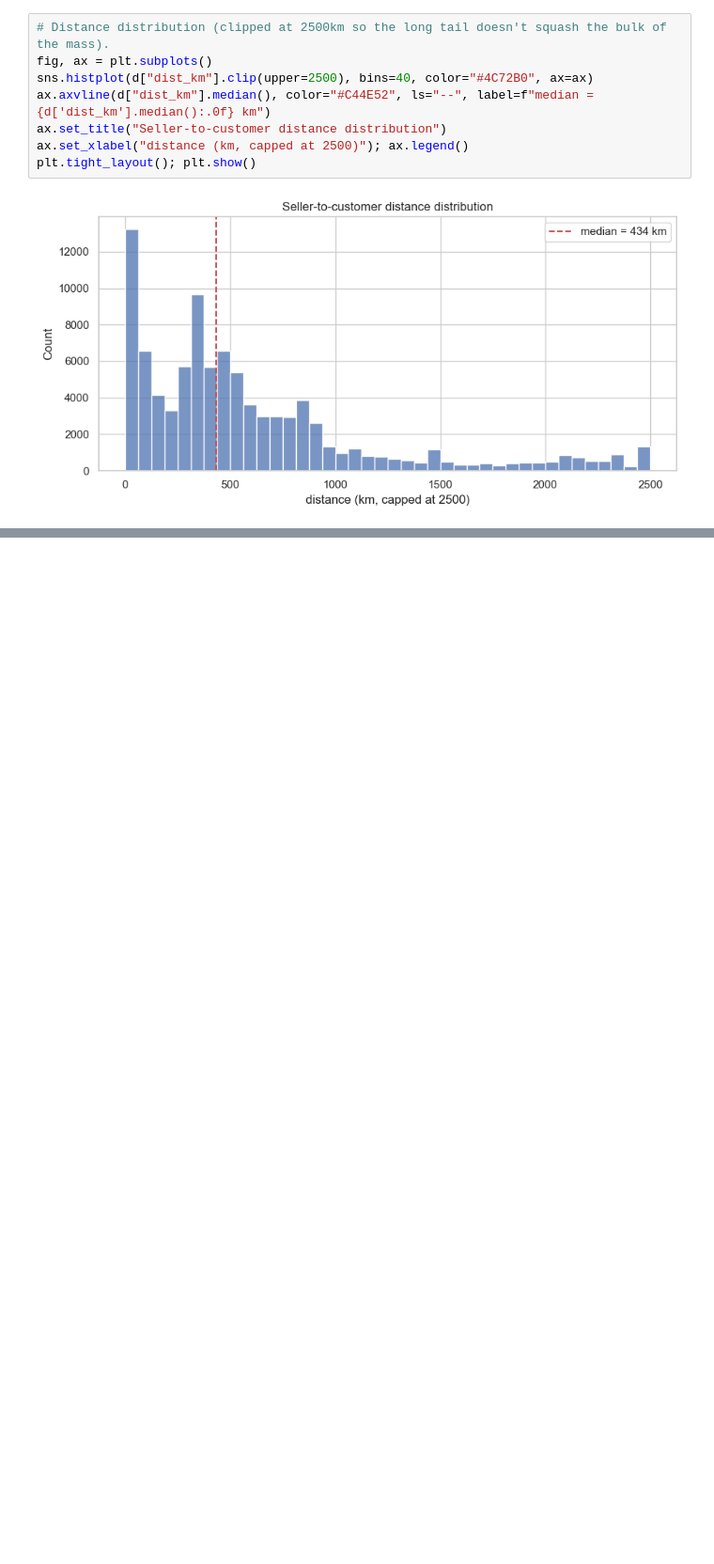
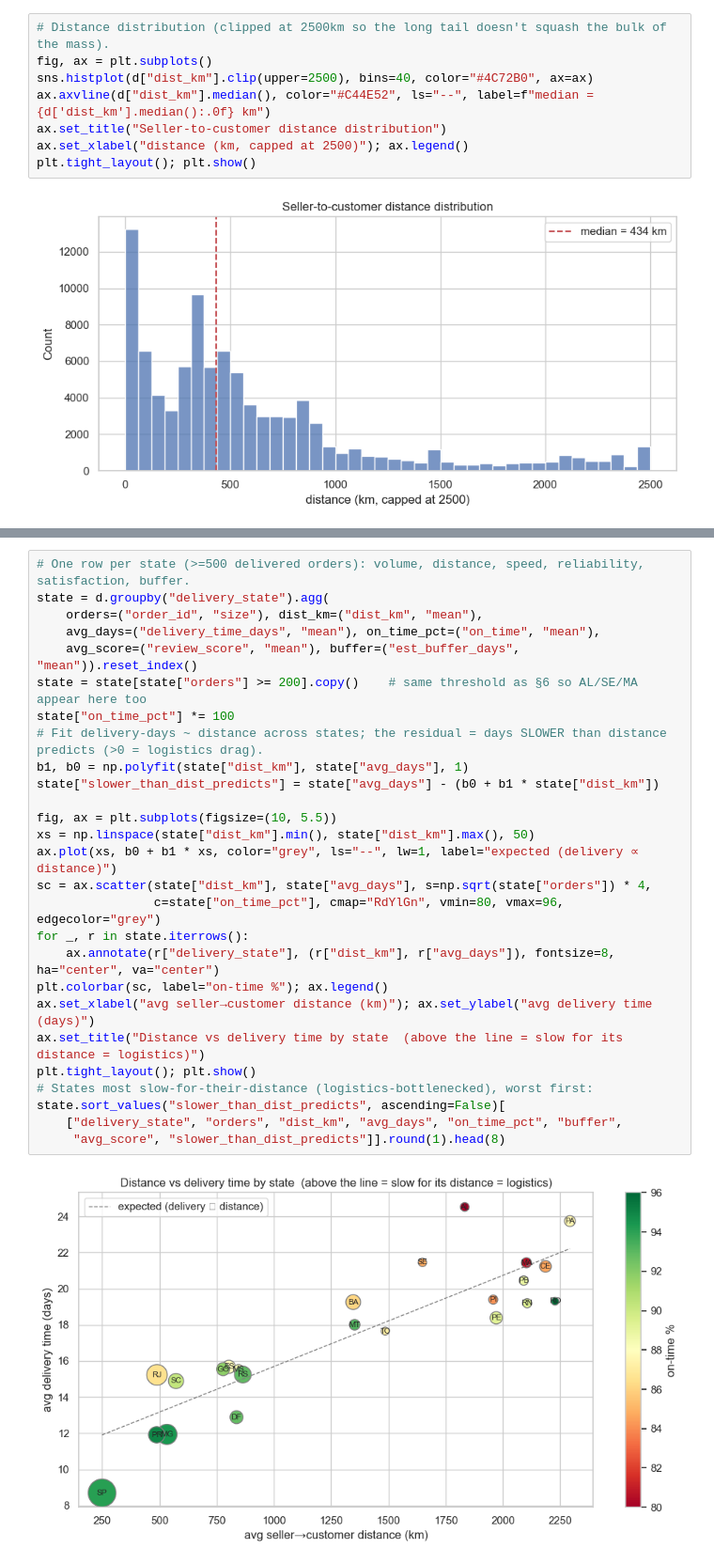
Before and after one commit to Darth0525/retail-platform-analytics, a Jupyter notebook: analysis/02_delivery_and_satisfaction.ipynb, the cells around one changed output, grey strips where cells are left out. Shown at 94% size. Drawn from its saved outputs; the diff is of its cells as text; blank space fills up the shorter version.

```diff
--- a/analysis/02_delivery_and_satisfaction.ipynb
+++ b/analysis/02_delivery_and_satisfaction.ipynb
@@ -458,0 +453,29 @@ pointing to a logistics/infrastructure bottleneck, not geography.
+# %%
+# One row per state (>=500 delivered orders): volume, distance, speed, reliability, satisfaction, buffer.
+state = d.groupby("delivery_state").agg(
+    orders=("order_id", "size"), dist_km=("dist_km", "mean"),
+    avg_days=("delivery_time_days", "mean"), on_time_pct=("on_time", "mean"),
+    avg_score=("review_score", "mean"), buffer=("est_buffer_days", "mean")).reset_index()
+state = state[state["orders"] >= 200].copy()    # same threshold as §6 so AL/SE/MA appear here too
+state["on_time_pct"] *= 100
+# Fit delivery-days ~ distance across states; the residual = days SLOWER than distance predicts (>0 = logistics drag).
+b1, b0 = np.polyfit(state["dist_km"], state["avg_days"], 1)
+state["slower_than_dist_predicts"] = state["avg_days"] - (b0 + b1 * state["dist_km"])
+
+fig, ax = plt.subplots(figsize=(10, 5.5))
+xs = np.linspace(state["dist_km"].min(), state["dist_km"].max(), 50)
+ax.plot(xs, b0 + b1 * xs, color="grey", ls="--", lw=1, label="expected (delivery ∝ distance)")
+sc = ax.scatter(state["dist_km"], state["avg_days"], s=np.sqrt(state["orders"]) * 4,
+                c=state["on_time_pct"], cmap="RdYlGn", vmin=80, vmax=96, edgecolor="grey")
+for _, r in state.iterrows():
+    ax.annotate(r["delivery_state"], (r["dist_km"], r["avg_days"]), fontsize=8, ha="center", va="center")
+plt.colorbar(sc, label="on-time %"); ax.legend()
+ax.set_xlabel("avg seller→customer distance (km)"); ax.set_ylabel("avg delivery time (days)")
+ax.set_title("Distance vs delivery time by state  (above the line = slow for its distance = logistics)")
+plt.tight_layout(); plt.show()
+# States most slow-for-their-distance (logistics-bottlenecked), worst first:
+state.sort_values("slower_than_dist_predicts", ascending=False)[
+    ["delivery_state", "orders", "dist_km", "avg_days", "on_time_pct", "buffer",
+     "avg_score", "slower_than_dist_predicts"]].round(1).head(8)
+# %% [output]
+[figure, added]
```
Also changed, not shown: parts of 55 cells of this notebook.
